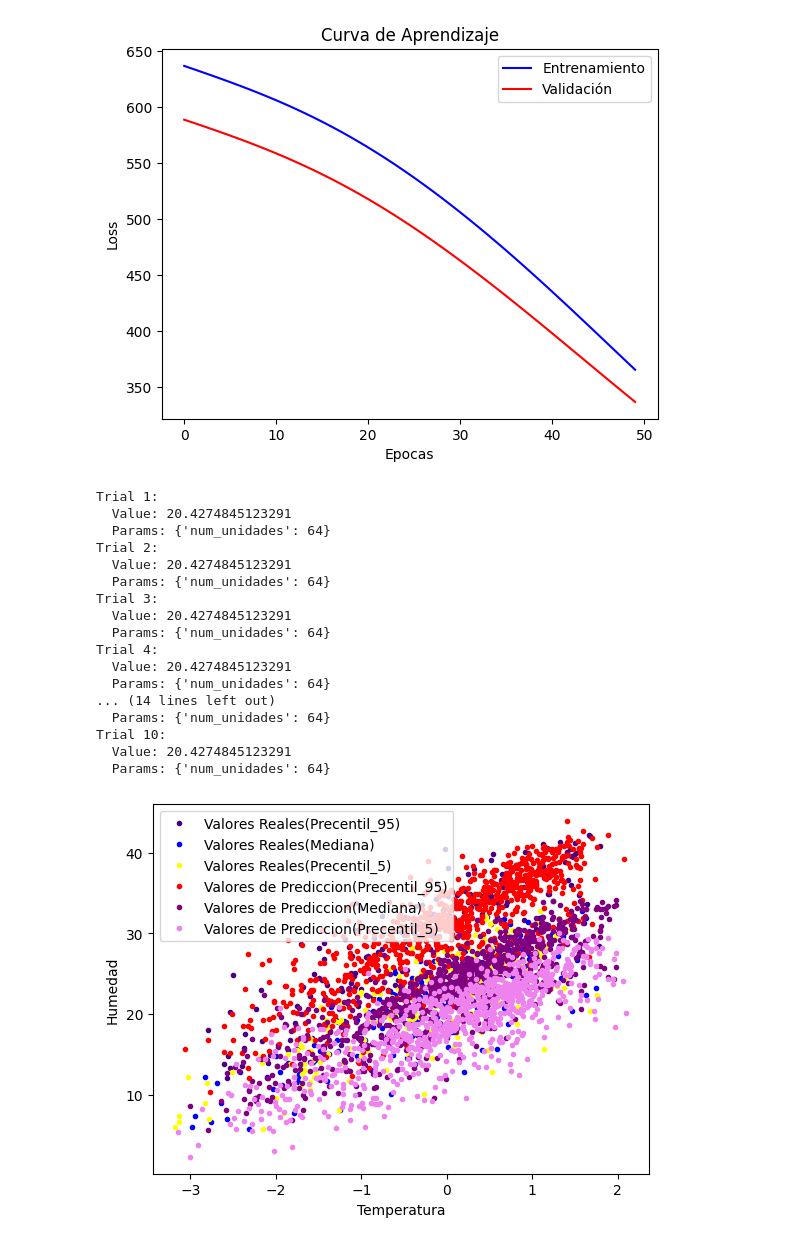
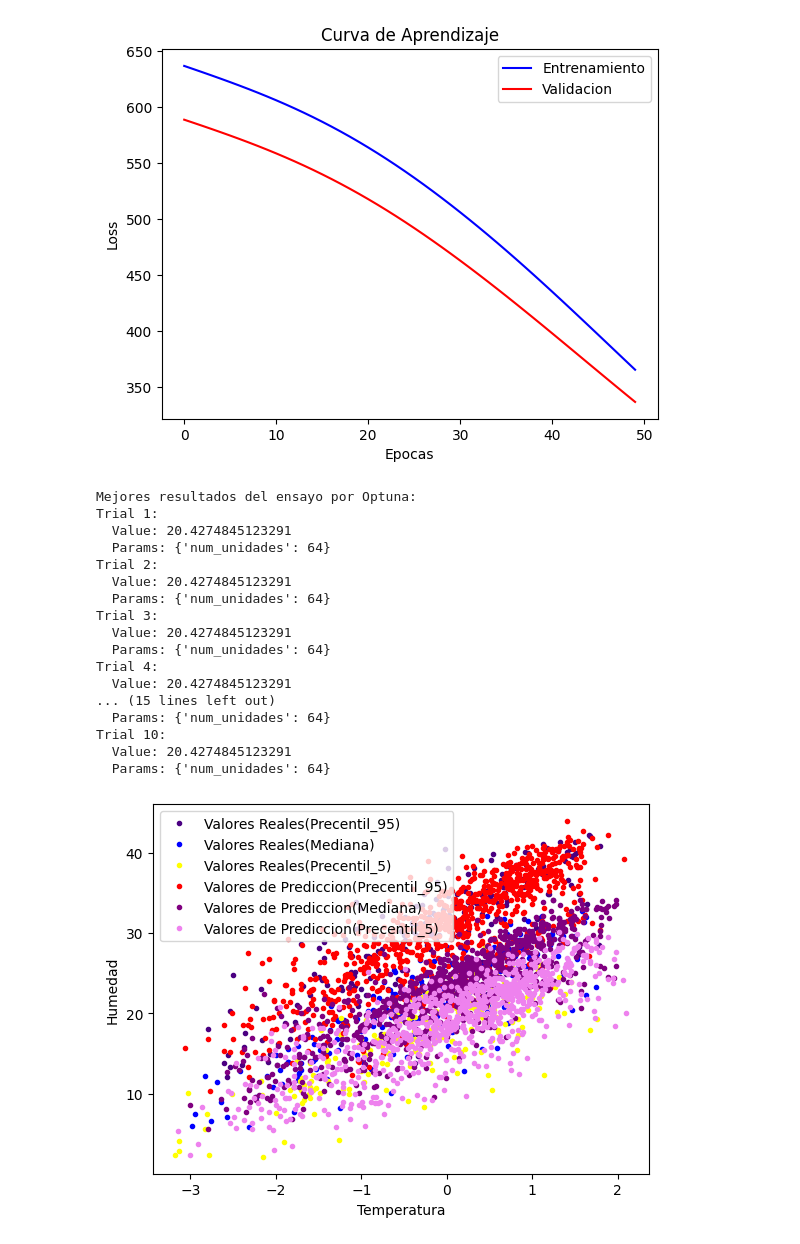
Before and after one commit to Freddy-Medina/Primer-Parcial, a Jupyter notebook: 1er_Parcial.ipynb, the cells around one changed output. Drawn from its saved outputs; the diff is of its cells as text; code cells hidden in the pictures.

```diff
--- a/1er_Parcial.ipynb
+++ b/1er_Parcial.ipynb
@@ -119,7 +119,7 @@ def visualize_loss(history, title):
     epochs = range(len(loss))
     plt.figure()
     plt.plot(epochs, loss, "b", label="Entrenamiento")
-    plt.plot(epochs, val_loss, "r", label="Validación")
+    plt.plot(epochs, val_loss, "r", label="Validacion")
     plt.title(title)
     plt.xlabel("Epocas")
     plt.ylabel("Loss")
@@ -131,6 +131,7 @@ visualize_loss(history, "Curva de Aprendizaje")
 # Obtener los 10 mejores ensayos de los hiperparametros
 top_trials = estudio.best_trials[:10]
 
+print("Mejores resultados del ensayo por Optuna:")
 # Mostrar cada ensayo con su valor y parametros correspondientes
 for i, trial in enumerate(top_trials):
     print(f"Trial {i+1}:")
@@ -150,7 +151,7 @@ plt.xlabel("Temperatura")
 plt.ylabel("Humedad")
 plt.plot(X_real[:,0] , Y_real[:,0], '.'  , color="indigo" ,label = "Valores Reales(Precentil_95)" )
 plt.plot(X_real[:,1] , Y_real[:,1], '.'  , color="blue" ,label = "Valores Reales(Mediana)" )
-plt.plot(X_real[:,2] , Y_real[:,1], '.'  , color="yellow" ,label = "Valores Reales(Precentil_5)" )
+plt.plot(X_real[:,2] , Y_real[:,2], '.'  , color="yellow" ,label = "Valores Reales(Precentil_5)" )
 plt.plot(X_prediccion[:,0] , Y_prediccion[:,0], '.'  , color="red" ,label = "Valores de Prediccion(Precentil_95)" )
 plt.plot(X_prediccion[:,1] , Y_prediccion[:,1], '.'  , color="purple" ,label = "Valores de Prediccion(Mediana)" )
 plt.plot(X_prediccion[:,2] , Y_prediccion[:,2], '.'  , color="violet" ,label = "Valores de Prediccion(Precentil_5)" )
@@ -193,20 +194,20 @@ Epoch 50/50
 MAE en validación: [336.5521240234375, 16.443742752075195]
 [figure]
+Mejores resultados del ensayo por Optuna:
 Trial 1:
   Value: 20.4274845123291
   Params: {'num_unidades': 64}
 Trial 2:
   Value: 20.4274845123291
   Params: {'num_unidades': 64}
 Trial 3:
   Value: 20.4274845123291
   Params: {'num_unidades': 64}
 Trial 4:
   Value: 20.4274845123291
-  Params: {'num_unidades': 64}
-... (14 lines left out)
+... (15 lines left out)
   Params: {'num_unidades': 64}
 Trial 10:
   Value: 20.4274845123291
   Params: {'num_unidades': 64}
-[figure, old version]
+[figure, new version]
```
Also changed, not shown: parts of 1 cell of this notebook.
